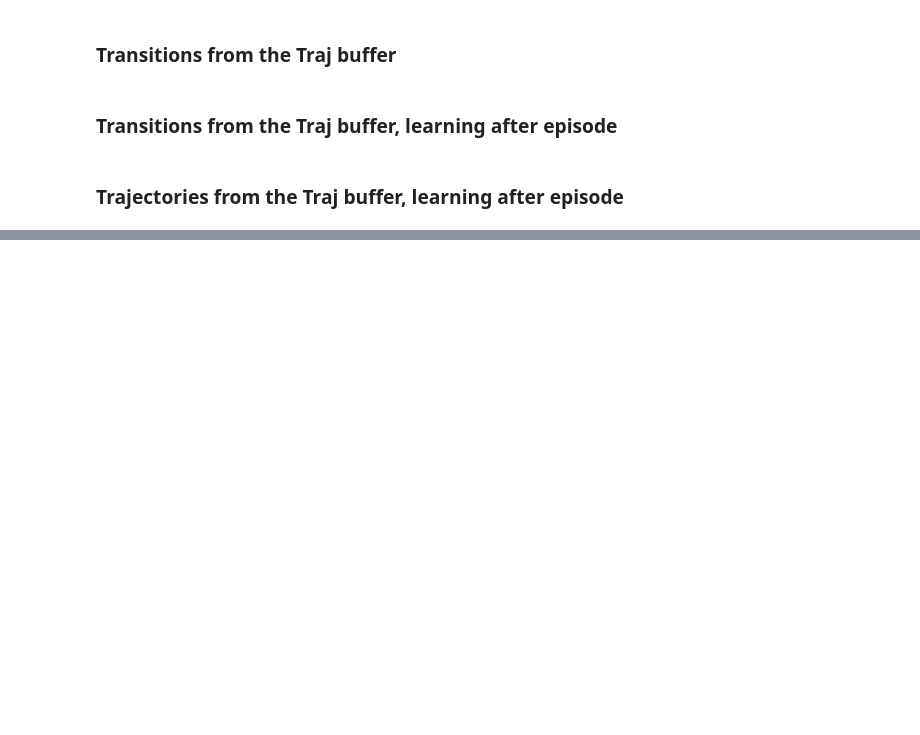
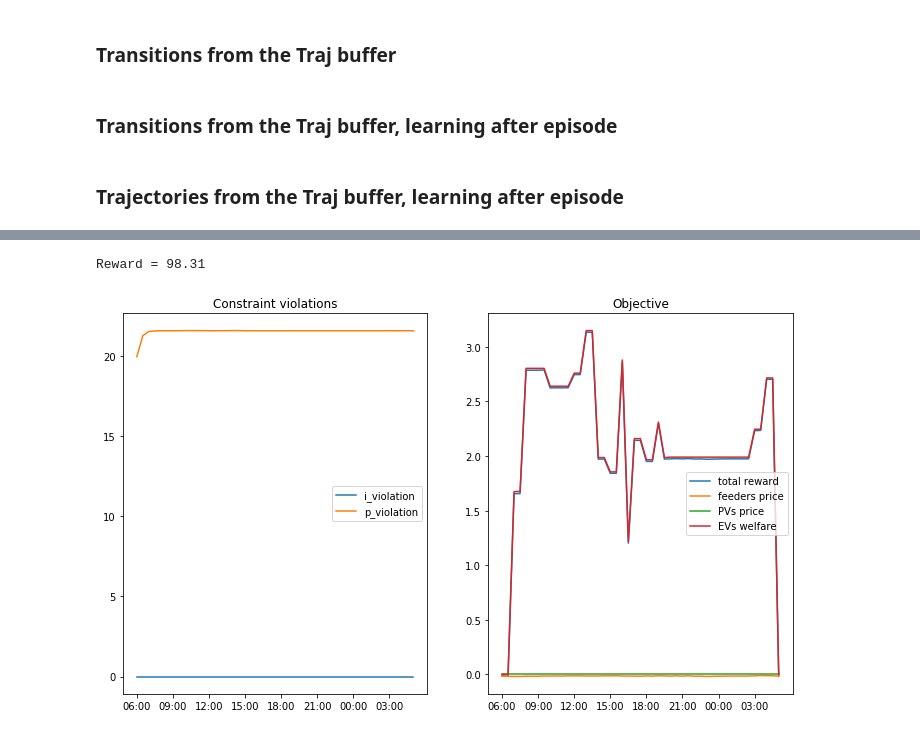
Before and after one commit to V0XNIHILI/RL-EVCP, a Jupyter notebook: Run TD3 gym.ipynb, the cells around one changed output, grey strips where cells are left out. Saved outputs shown, nothing was run; the diff lists cells and outputs as text; code cells hidden in the pictures; blank space fills up the shorter version.

```diff
--- a/Run TD3 gym.ipynb
+++ b/Run TD3 gym.ipynb
@@ -432,0 +445,8 @@ plt.plot(train_results['reward'])
+# %%
+episode_results, final_results_list = runner.run(train=False, save_to_memory=False, final=True)
+
+print('Reward = %.2f' % episode_results['reward'])
+plot_results(env, final_results_list, figsize=(12, 7))
+# %% [output]
+Reward = 98.31
+[figure, added]
```
Also changed, not shown: parts of 11 cells of this notebook, 1 other file.
